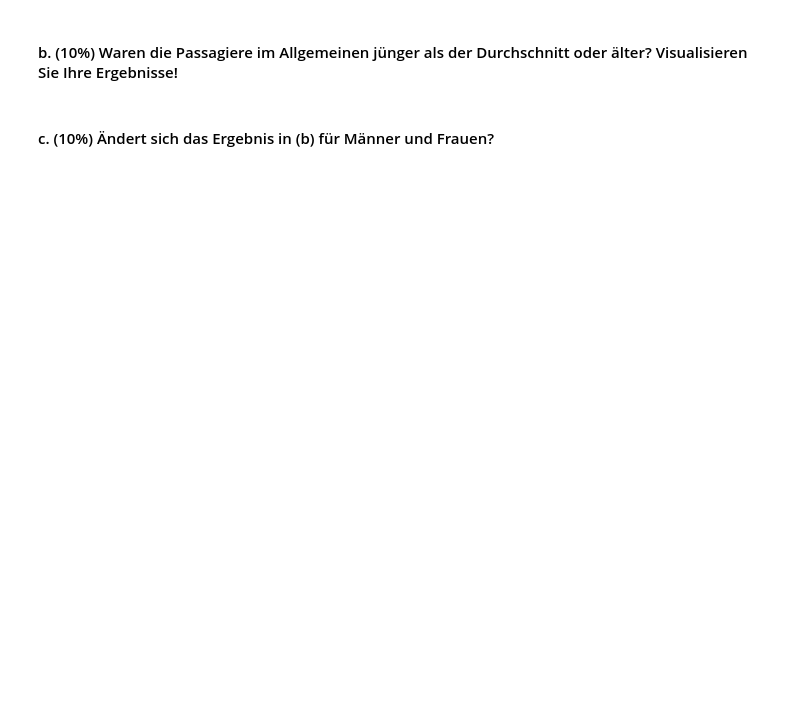
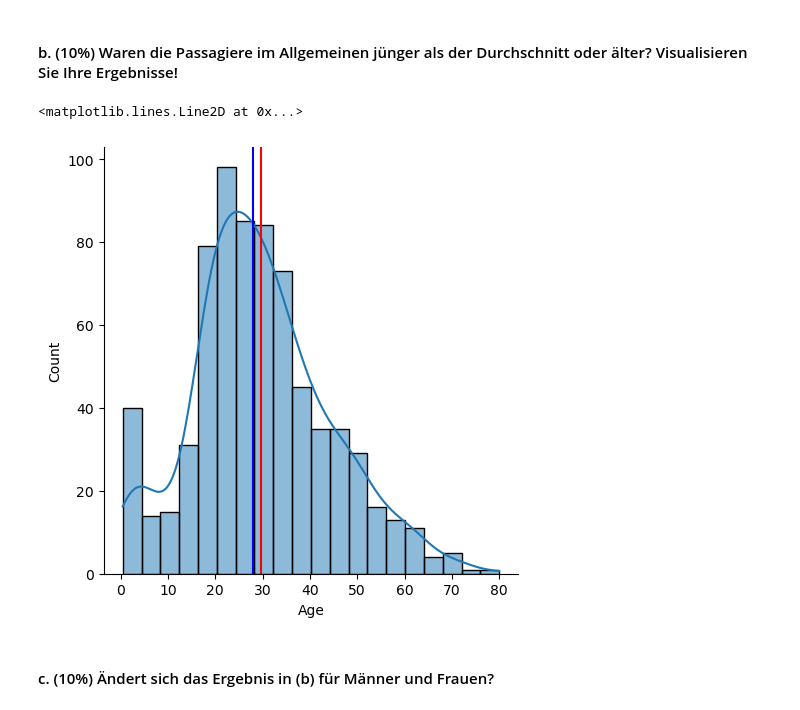
Before and after one commit to tomschewski/datascience1exercise, a Jupyter notebook: Exercise04/Exercise_pandas_seaborn.ipynb, the cells around one changed output. Saved outputs shown, nothing was run; the diff lists cells and outputs as text; code cells hidden in the pictures; blank space fills up the shorter version.

```diff
--- a/Exercise04/Exercise_pandas_seaborn.ipynb
+++ b/Exercise04/Exercise_pandas_seaborn.ipynb
@@ -165,4 +185,17 @@ df
 # %% [markdown]
 #### b. (10%) Waren die Passagiere im Allgemeinen jünger als der Durchschnitt oder älter? Visualisieren Sie Ihre Ergebnisse!
+# %%
+agemean = df['Age'].mean()
+agemedian = df['Age'].median()
+#layer this ontop the graph we just had
+
+sns.displot(data=df['Age'], kde=True)
+plt.axvline(x=agemean, color='red')
+plt.axvline(x=agemedian, color='blue')
+
+#here we can see that the median is lower than the mean, which means most passengers were younger than the averge age
+# %% [output]
+<matplotlib.lines.Line2D at 0x...>
+[figure, added]
 # %% [markdown]
 #### c. (10%) Ändert sich das Ergebnis in (b) für Männer und Frauen?
```
Also changed, not shown: parts of 8 cells of this notebook, 1 other file.
